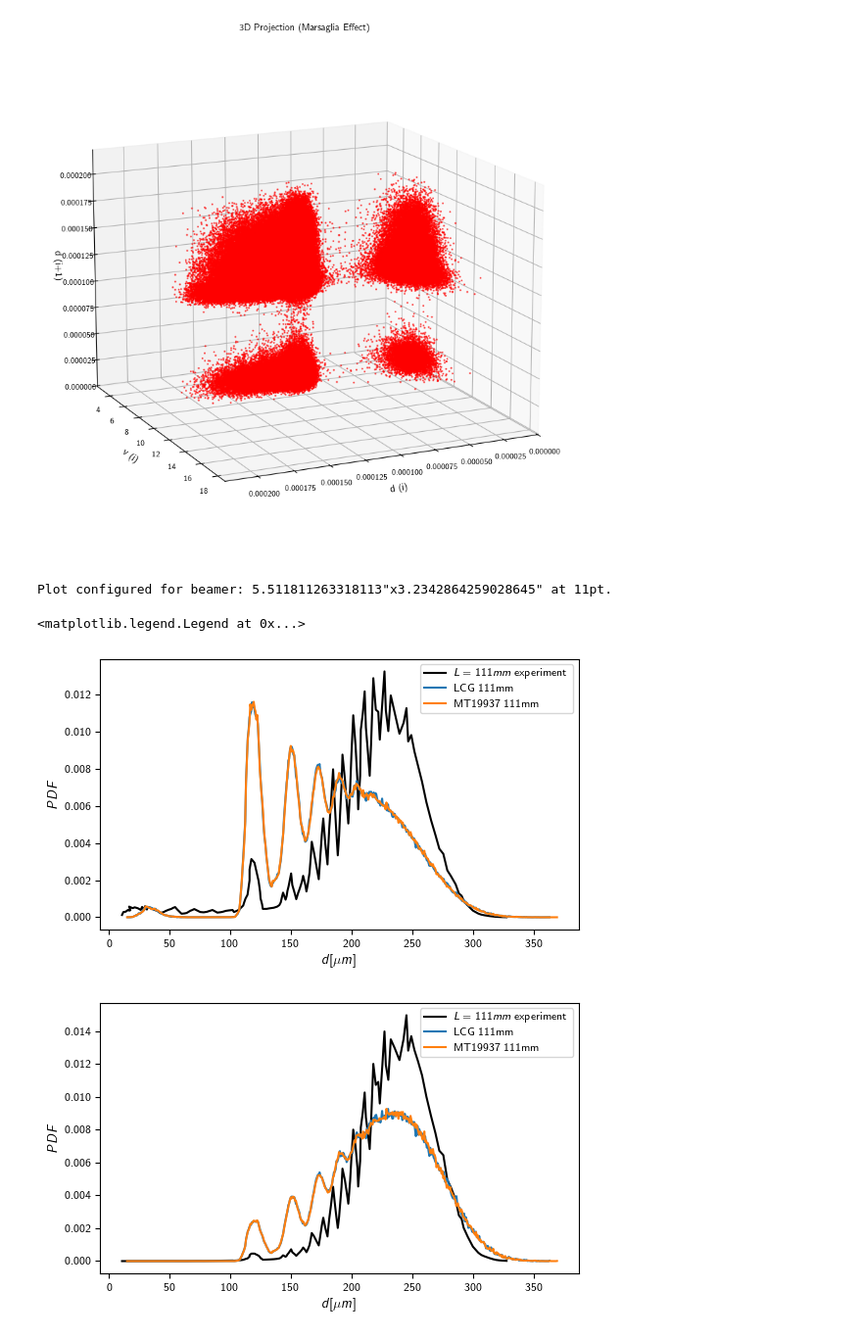
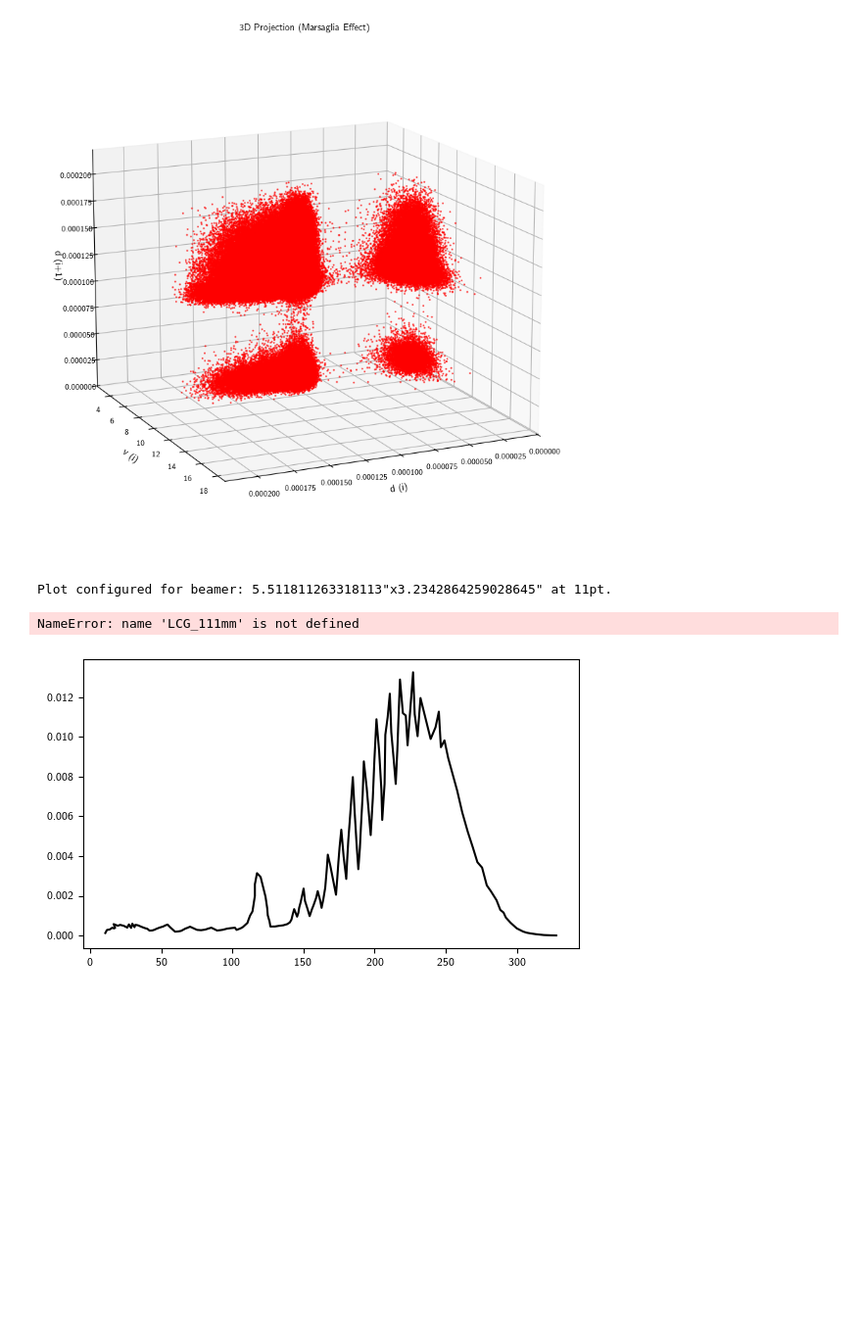
Before and after one commit to erdicn/LagrangianJet, a Jupyter notebook: DataVis/data_visV3.ipynb, the cells around one changed output. Shown at 98% size. Cells and saved outputs as stored; diff of their text form; code cells hidden in the pictures; blank space fills up the shorter version.

```diff
--- a/DataVis/data_visV3.ipynb
+++ b/DataVis/data_visV3.ipynb
@@ -253,24 +254,23 @@ plot_3d_hyperplanes(d_data, v_data)
 # %%
 configureLatexPlot("beamer", caption_spacer=1)
 plt.figure()
 # plt.plot(LCG_11mm.d_prob_dist_bin_centers *1e6, LCG_11mm.d_prob_density *1e-6, label = LCG_11mm.label)
 plt.plot(exp_end111mm.d_prob_dist_bin_centers*1e6,exp_end111mm.d_prob_density*1e-6, label =exp_end111mm.label, color = "k")
 plt.plot(LCG_111mm.d_prob_dist_bin_centers*1e6, LCG_111mm.d_prob_density*1e-6, label = LCG_111mm.label)
 plt.plot(standart_111mm.d_prob_dist_bin_centers*1e6,standart_111mm.d_prob_density*1e-6, label =standart_111mm.label)
 plt.xlabel(r"$d [\mu m]$")
 plt.ylabel("$PDF$")
 plt.legend()
 
 plt.figure()
 # plt.plot(LCG_11mm.d_prob_dist_bin_centers *1e6, LCG_11mm.d_prob_density *1e-6, label = LCG_11mm.label)
-plt.plot(exp_end111mm.d_prob_weighted_dist_bin_centers*1e6,exp_end111mm.d_vol_weighted_ptob_dist*1e-6, label =exp_end111mm.label, color = "k")
-plt.plot(LCG_111mm.d_prob_weighted_dist_bin_centers*1e6, LCG_111mm.d_vol_weighted_ptob_dist*1e-6, label = LCG_111mm.label)
-plt.plot(standart_111mm.d_prob_weighted_dist_bin_centers*1e6,standart_111mm.d_vol_weighted_ptob_dist*1e-6, label =standart_111mm.label)
+plt.plot(exp_end111mm.d_prob_weighted_dist_bin_centers*1e6,exp_end111mm.d_vol_weighted_prob_dist*1e-6, label =exp_end111mm.label, color = "k")
+plt.plot(LCG_111mm.d_prob_weighted_dist_bin_centers*1e6, LCG_111mm.d_vol_weighted_prob_dist*1e-6, label = LCG_111mm.label)
+plt.plot(standart_111mm.d_prob_weighted_dist_bin_centers*1e6,standart_111mm.d_vol_weighted_prob_dist*1e-6, label =standart_111mm.label)
 plt.xlabel(r"$d [\mu m]$")
 plt.ylabel("$PDF$")
 plt.legend()
 # %% [output]
 Plot configured for beamer: 5.511811263318113"x3.2342864259028645" at 11pt.
-<matplotlib.legend.Legend at 0x...>
+NameError: name 'LCG_111mm' is not defined
-[figure, old version]
+[figure, new version]
-[figure, removed]
```
Also changed, not shown: parts of 2 cells of this notebook, 34 other files.
